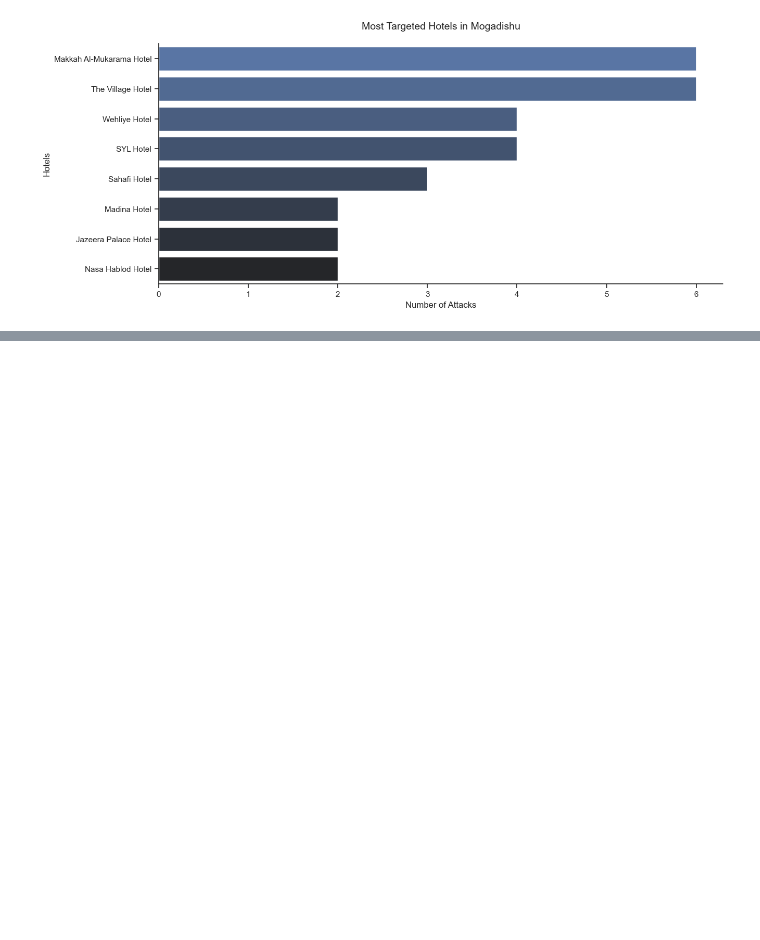
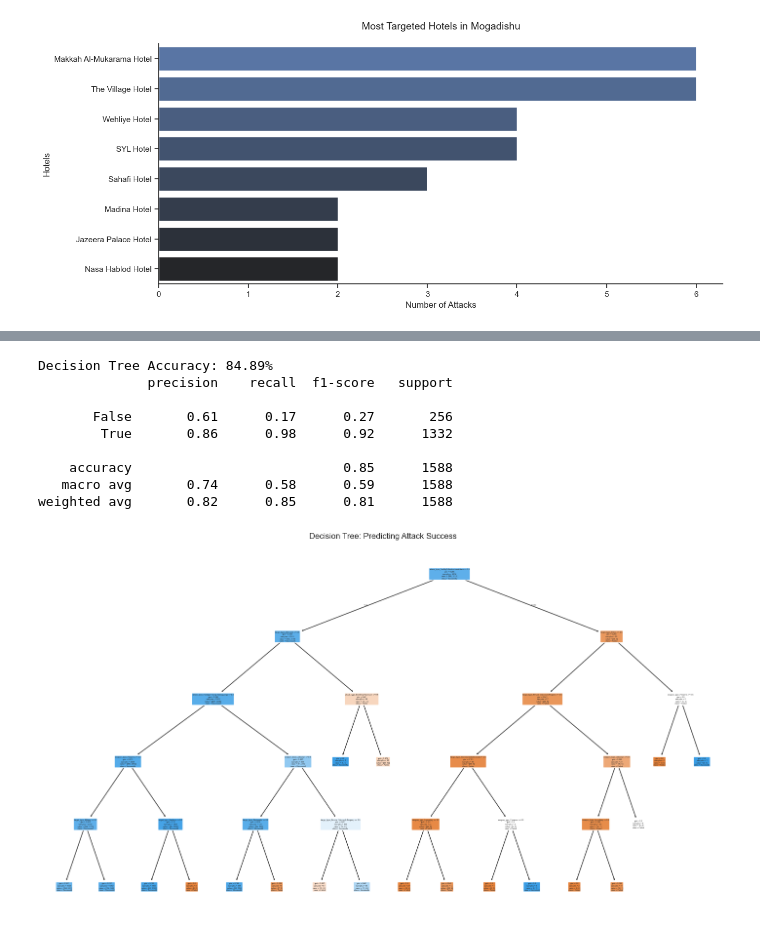
Before and after one commit to awcaliyare/terrorism_in_somalia, a Jupyter notebook: somalia_terrorism.ipynb, the cells around one changed output, grey strips where cells are left out. Saved outputs shown, nothing was run; the diff lists cells and outputs as text; code cells hidden in the pictures; blank space fills up the shorter version.

```diff
--- a/somalia_terrorism.ipynb
+++ b/somalia_terrorism.ipynb
@@ -1741,0 +1788,32 @@ plt.show()
+# %%
+from sklearn.tree import DecisionTreeClassifier
+from sklearn import tree
+
+# Fit a decision tree model
+dtree = DecisionTreeClassifier(max_depth=5, random_state=42)
+dtree.fit(X_train, y_train)
+
+# Predict on test data
+y_pred_dtree = dtree.predict(X_test)
+
+# Evaluate model performance
+accuracy_dtree = accuracy_score(y_test, y_pred_dtree)
+print(f'Decision Tree Accuracy: {accuracy_dtree * 100:.2f}%')
+print(classification_report(y_test, y_pred_dtree))
+
+# Visualize the decision tree
+plt.figure(figsize=(18, 10))
+tree.plot_tree(dtree, feature_names=X.columns, class_names=['Failed', 'Successful'], filled=True, rounded=True)
+plt.title('Decision Tree: Predicting Attack Success')
+plt.show()
+# %% [output]
+Decision Tree Accuracy: 84.89%
+              precision    recall  f1-score   support
+
+       False       0.61      0.17      0.27       256
+        True       0.86      0.98      0.92      1332
+
+    accuracy                           0.85      1588
+   macro avg       0.74      0.58      0.59      1588
+weighted avg       0.82      0.85      0.81      1588
+[figure, added]
```
Also changed, not shown: parts of 2 cells of this notebook.
